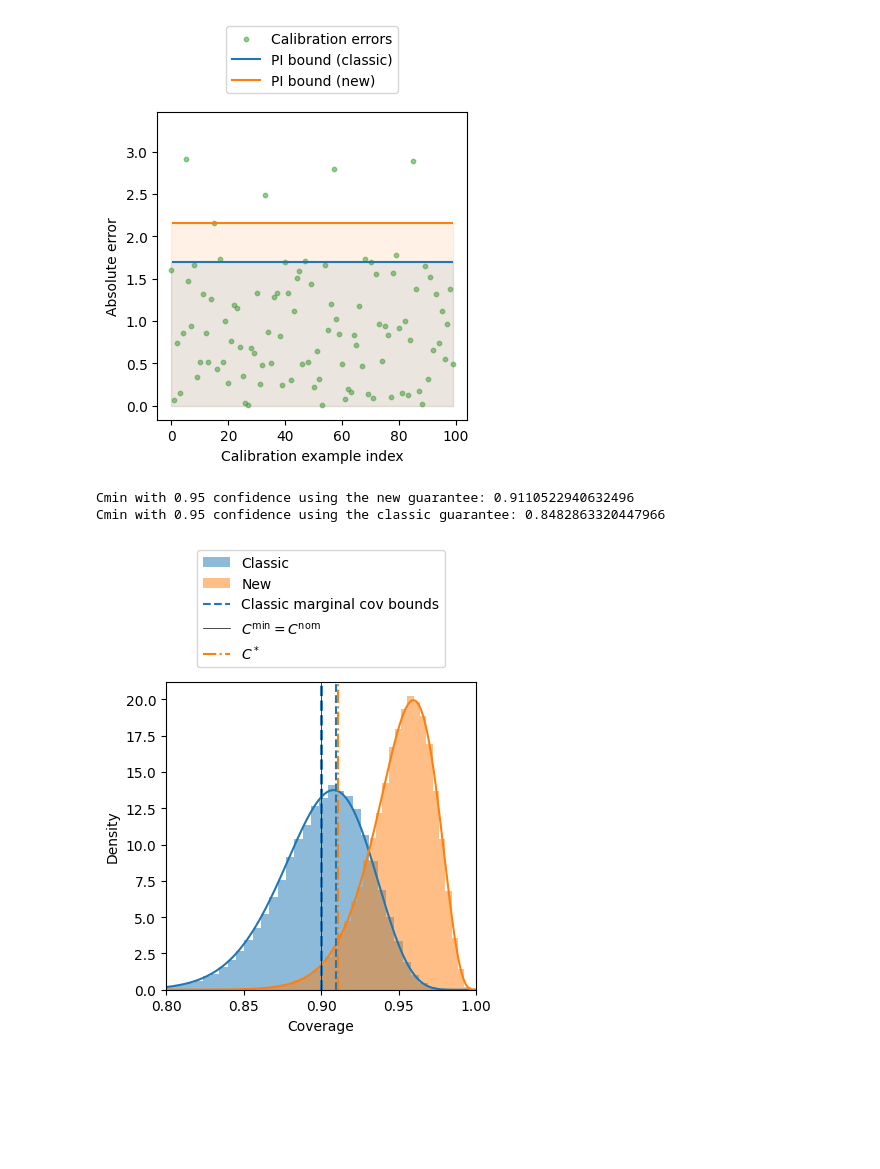
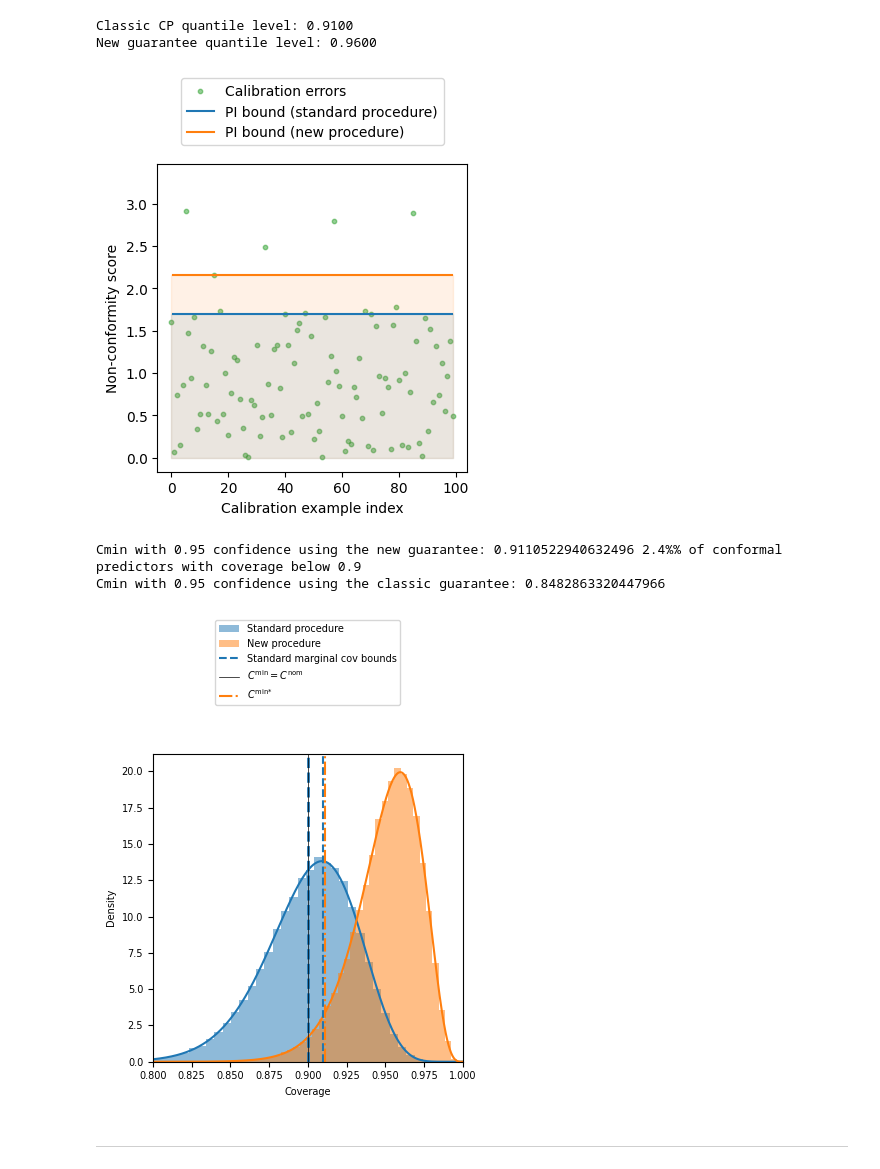
Before and after one commit to Miguel-San/Reliable-Conformal-Prediction, a Jupyter notebook: Examples/reliable_vs_classic_cp.ipynb, the cells around one changed output. Saved outputs shown, nothing was run; the diff lists cells and outputs as text; code cells hidden in the pictures; blank space fills up the shorter version.

Commit message:
Updated example

```diff
--- a/Examples/reliable_vs_classic_cp.ipynb
+++ b/Examples/reliable_vs_classic_cp.ipynb
@@ -11,6 +11,7 @@ N_MC_SIMULATIONS = 100000 # Number of Monte Carlo simulations
 N = 100 # Calibration set size
 
 cnom = 0.9 # Nominal coverage (for classic conformal prediction)
+cmin = cnom # Minimum coverage (for reliable conformal prediction). In this example, we set it equal to the nominal coverage for the comparison.
 CONF = 0.95 # Confidence level for the new guarantee
 
 rng = np.random.default_rng(1234) # Random number generator seed (for reproducibility)
@@ -27,10 +28,16 @@ cp_q = unconf_q + qhat_cp
 cp_cov = error_dist.cdf(cp_q) # Coverage of classic CP
 
 # New guarantee (Reliable Conformal Prediction)
-new_qlevel = rcp.get_quantile(n=N, min_cov=cnom, conf=CONF) # New guarantee quantile level
+new_qlevel = rcp.get_quantile(n=N, min_cov=cmin, conf=CONF) # New guarantee quantile level
 qhat_ncp = np.quantile(scores, new_qlevel, axis=1, method="inverted_cdf")
 ncp_q = unconf_q + qhat_ncp
 ncp_cov = error_dist.cdf(ncp_q) # Coverage of new guarantee
+# %%
+print(f"Classic CP quantile level: {cp_qlevel:.4f}")
+print(f"New guarantee quantile level: {new_qlevel:.4f}")
+# %% [output]
+Classic CP quantile level: 0.9100
+New guarantee quantile level: 0.9600
 # %%
 sim_idx = 0
 
@@ -38,53 +45,58 @@ fig, axs = plt.subplots(figsize=(4,4))
 
 axs.scatter(np.arange(N), error[sim_idx, :N], color="tab:green", alpha=0.5, label="Calibration errors", s=10)
 
-axs.axhline(cp_q[sim_idx], xmin=0.05, xmax=0.95, color="tab:blue", linestyle="-", label="PI bound (classic)")
+axs.axhline(cp_q[sim_idx], xmin=0.05, xmax=0.95, color="tab:blue", linestyle="-", label="PI bound (standard procedure)")
 axs.fill_between(np.arange(N), np.zeros(N), np.ones(N) * cp_q[sim_idx], color="tab:blue", alpha=0.1)
 
-axs.axhline(ncp_q[sim_idx], xmin=0.05, xmax=0.95, color="tab:orange", linestyle="-", label="PI bound (new)")
+axs.axhline(ncp_q[sim_idx], xmin=0.05, xmax=0.95, color="tab:orange", linestyle="-", label="PI bound (new procedure)")
 axs.fill_between(np.arange(N), np.zeros(N), np.ones(N) * ncp_q[sim_idx], color="tab:orange", alpha=0.1)
 
 axs.set_xlabel("Calibration example index")
-axs.set_ylabel("Absolute error")
+axs.set_ylabel("Non-conformity score")
 
 axs.set_ylim([-0.165, 3.473])
 
 axs.legend(loc='upper center', bbox_to_anchor=(0.5, 1.3))
 
+plt.savefig("simple_um_new_n100.png", dpi=300, bbox_inches='tight')
 plt.show()
 # %% [output]
-[figure, old version]
+[figure, new version]
 # %%
-print(f"Cmin with {CONF} confidence using the new guarantee: {np.quantile(ncp_cov, 1-CONF)}")
+print(f"Cmin with {CONF} confidence using the new guarantee: {np.quantile(ncp_cov, 1-CONF)}", f"{np.mean(ncp_cov < cmin)*100:.1f}%% of conformal predictors with coverage below {cmin}")
 print(f"Cmin with {CONF} confidence using the classic guarantee: {np.quantile(cp_cov, 1-CONF)}")
 
 xlims = [0.8, 1]
 x_space = np.linspace(xlims[0], xlims[1], 1000)
 
 fig, axs = plt.subplots(figsize=(4,4))
 
-axs.plot(x_space, st.beta.pdf(x_space, a=(N+1)*cnom, b=(N+1)*(1-cnom)), color='tab:blue', linestyle='-', linewidth=1.5)
-axs.hist(cp_cov, bins=50, alpha=0.5, label='Classic', color='tab:blue', density=True)
+# axs.plot(x_space, st.beta.pdf(x_space, a=(N+1)*cnom, b=(N+1)*(1-cnom)), color='tab:blue', linestyle='-', linewidth=1.5)
+axs.plot(x_space, st.beta.pdf(x_space, a=np.ceil(N*cp_qlevel), b=N-np.ceil(N*cp_qlevel)+1), color='tab:blue', linestyle='-', linewidth=1.5)
+axs.hist(cp_cov, bins=50, alpha=0.5, label='Standard procedure', color='tab:blue', density=True)
 
 m = np.ceil(N*new_qlevel)
 cov_dist = st.beta(m, N-m+1)
 axs.plot(x_space, cov_dist.pdf(x_space), color='tab:orange', linestyle='-', linewidth=1.5)
-axs.hist(ncp_cov, bins=50, alpha=0.5, label='New', color='tab:orange', density=True)
+axs.hist(ncp_cov, bins=50, alpha=0.5, label='New procedure', color='tab:orange', density=True)
 
 axs.axvline(cnom, color="tab:blue", linestyle="--", linewidth=2)
-axs.axvline(cnom+1/(N+1), color="tab:blue", linestyle="--", label="Classic marginal cov bounds")
+axs.axvline(cnom+1/(N+1), color="tab:blue", linestyle="--", label="Standard marginal cov bounds")
 
 axs.axvline(cnom, color="k", linestyle="-", label="$C^\\text{min} = C^\\text{nom}$", linewidth=0.5)
-axs.axvline(np.quantile(ncp_cov, 1-CONF), color="tab:orange", linestyle="-.", label="$C^*$")
+axs.axvline(np.quantile(ncp_cov, 1-CONF), color="tab:orange", linestyle="-.", label="$C^\\text{min*}$")
 
 axs.set_xlim(xlims)
 axs.set_xlabel('Coverage')
 axs.set_ylabel('Density')
 
 axs.legend(loc='upper center', bbox_to_anchor=(0.5, 1.45))
 
+plt.savefig("cov_dist_new_n100.png", dpi=300, bbox_inches='tight')
 plt.show()
 # %% [output]
-Cmin with 0.95 confidence using the new guarantee: 0.9110522940632496
+Cmin with 0.95 confidence using the new guarantee: 0.9110522940632496 2.4%% of conformal predictors with coverage below 0.9
 Cmin with 0.95 confidence using the classic guarantee: 0.8482863320447966
-[figure, old version]
+[figure, new version]
+# %% [markdown]
+---
```
Also changed, not shown: parts of 2 cells of this notebook.
